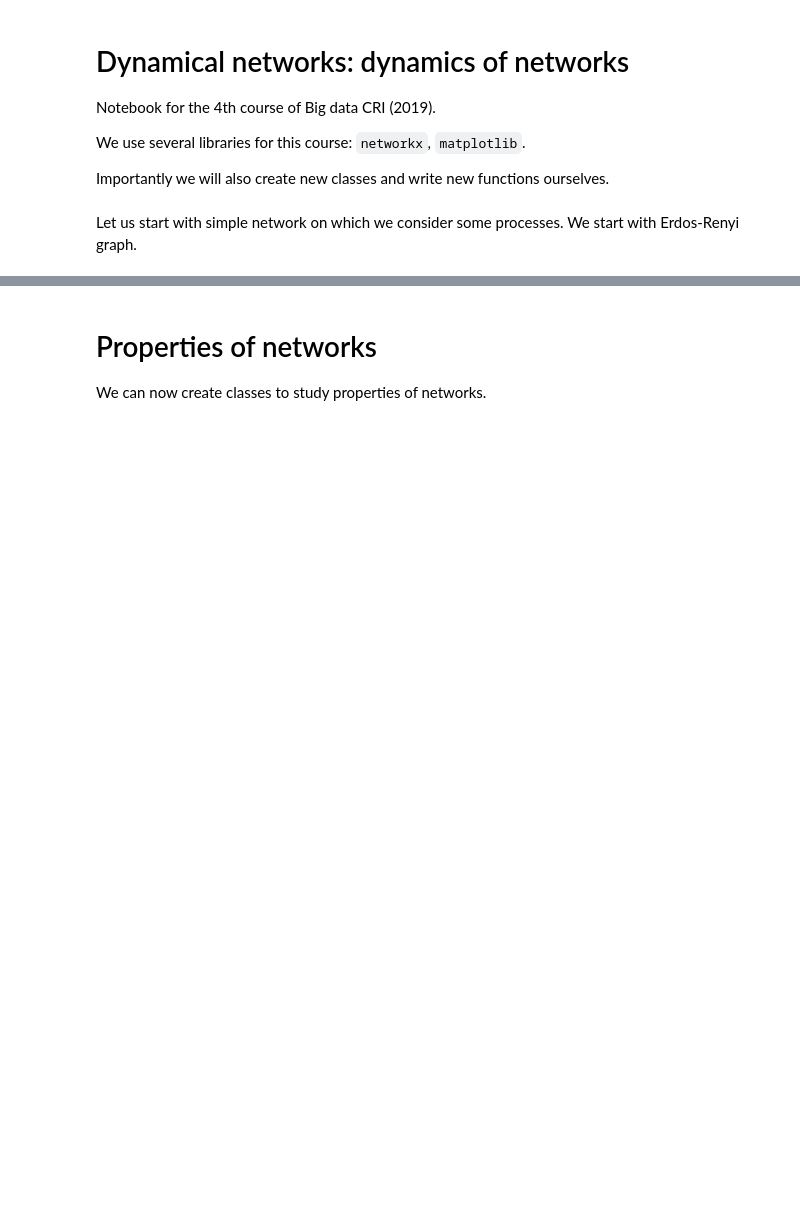
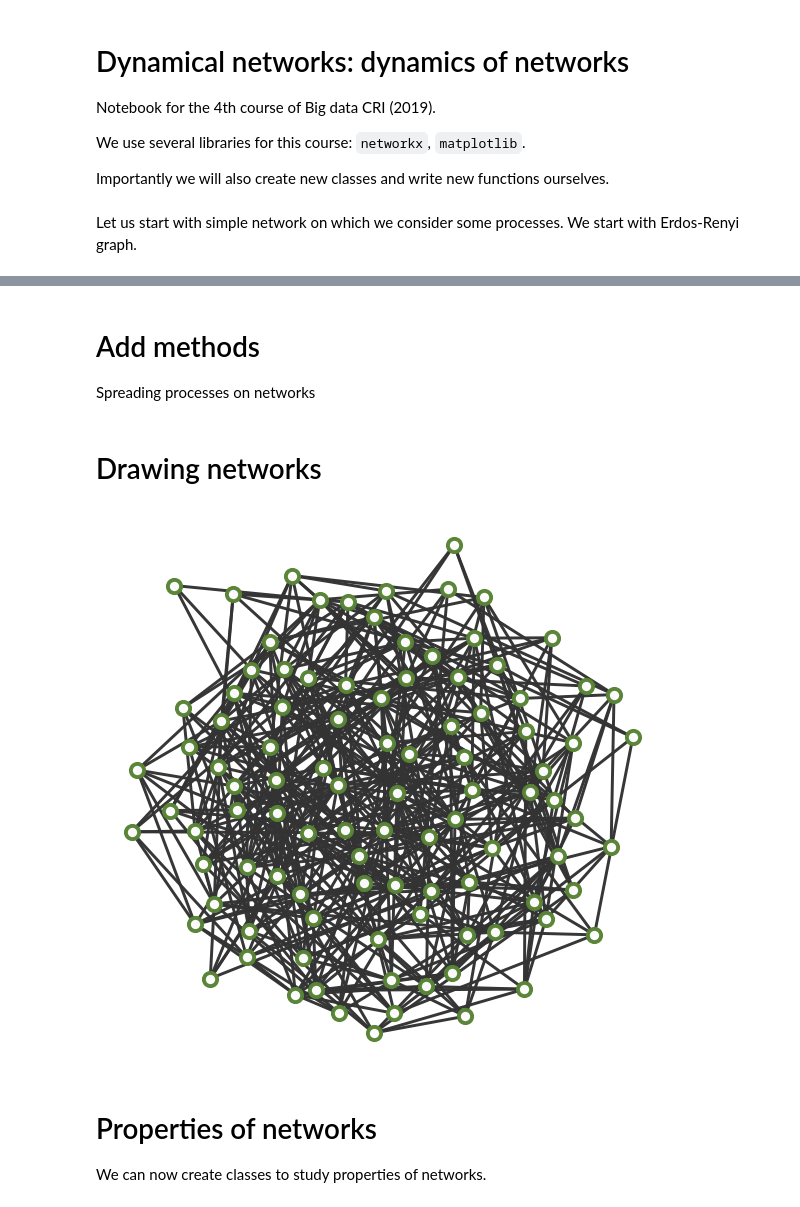
Before and after one commit to Big-data-course-CRI/materials_big_data_cri_2019, a Jupyter notebook: resources Python/dynamical_networks.ipynb, the cells around one changed output, grey strips where cells are left out. Drawn from its saved outputs; the diff is of its cells as text; code cells hidden in the pictures; blank space fills up the shorter version.

```diff
--- a/resources Python/dynamical_networks.ipynb
+++ b/resources Python/dynamical_networks.ipynb
@@ -173,0 +179,3 @@ def barabasi_albert_graph(N):
+# %% [markdown]
+# Add methods
+Spreading processes on networks
@@ -174,3 +242,42 @@ def barabasi_albert_graph(N):
+# %% [markdown]
+# Drawing networks
+# %%
+import networkx as nx
+
+########## plot setup ############
+
+ns = 175 # node size##############
+cols = ["#c77739","#9765ca","#40a0e2","#c95980","#01bb96"]
+cols = ["#927134","#9765ca","#40a0e2","#c95980","#01bb96"]
+cols = ["#666666","#666666","#666666","#666666","#666666"]
+cols = ["#b03e61","#aa592a","#588435","#6172cc","#814192"]
+
+##################################
+
+
+def visual_network(G_th):
+    pos = nx.kamada_kawai_layout(G_th)
+
+    fig, ax = plt.subplots(figsize=(10, 10))
+    plt.axis('off')
+    #print(ind)
+    nx.draw_networkx_nodes(G_th, pos, node_color='white',
+                       node_size=ns, linewidths=3.9,
+                       alpha=0.98).set_edgecolor(cols[2])
+    nx.draw_networkx_edges(G_th, pos, edge_color="#333333",
+                       width=2.95, alpha=0.98)
+    #plt.savefig('net_'+str(name_graph)+'.png')
+    plt.show()
+# %%
+#set parameters of network
+N = 100
+p = 0.1
+G_ER_nx = nx.erdos_renyi_graph(N, p)
+
+#visualise a network
+visual_network(G_ER_nx)
+# %% [output]
+[figure, added]
 # %% [markdown]
 # Properties of networks
 We can now create classes to study properties of networks.
```
Also changed, not shown: parts of 6 cells of this notebook, 1 other file.
